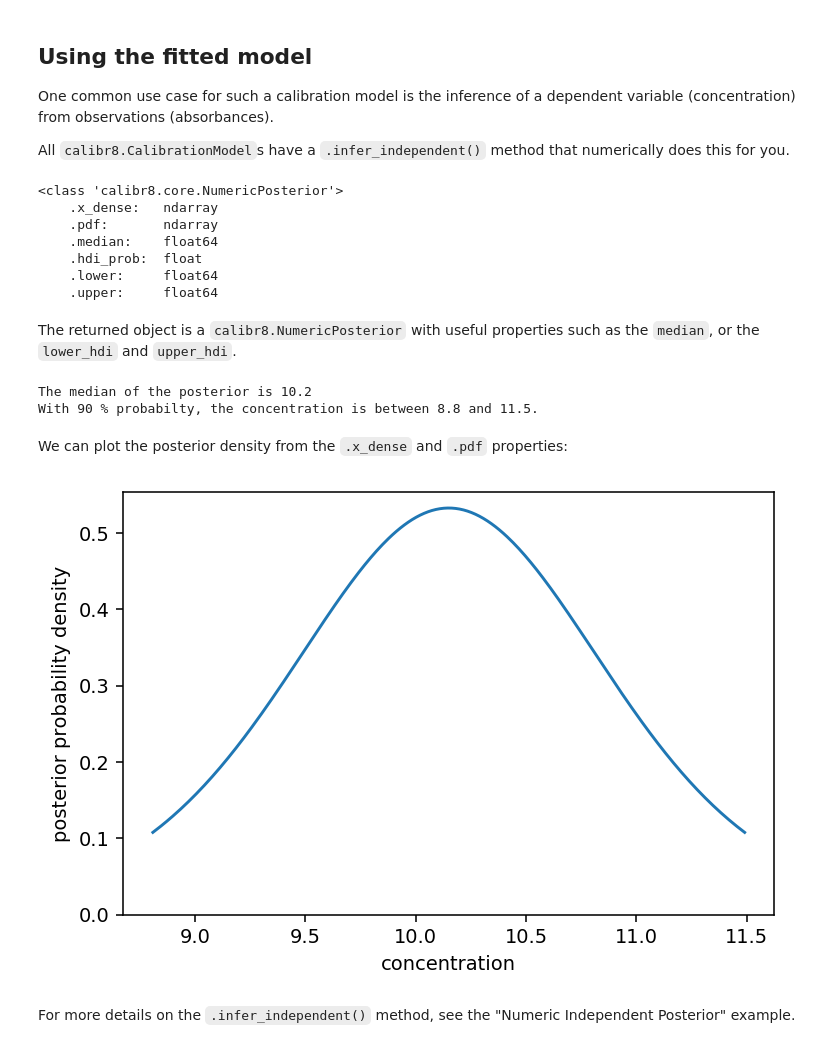
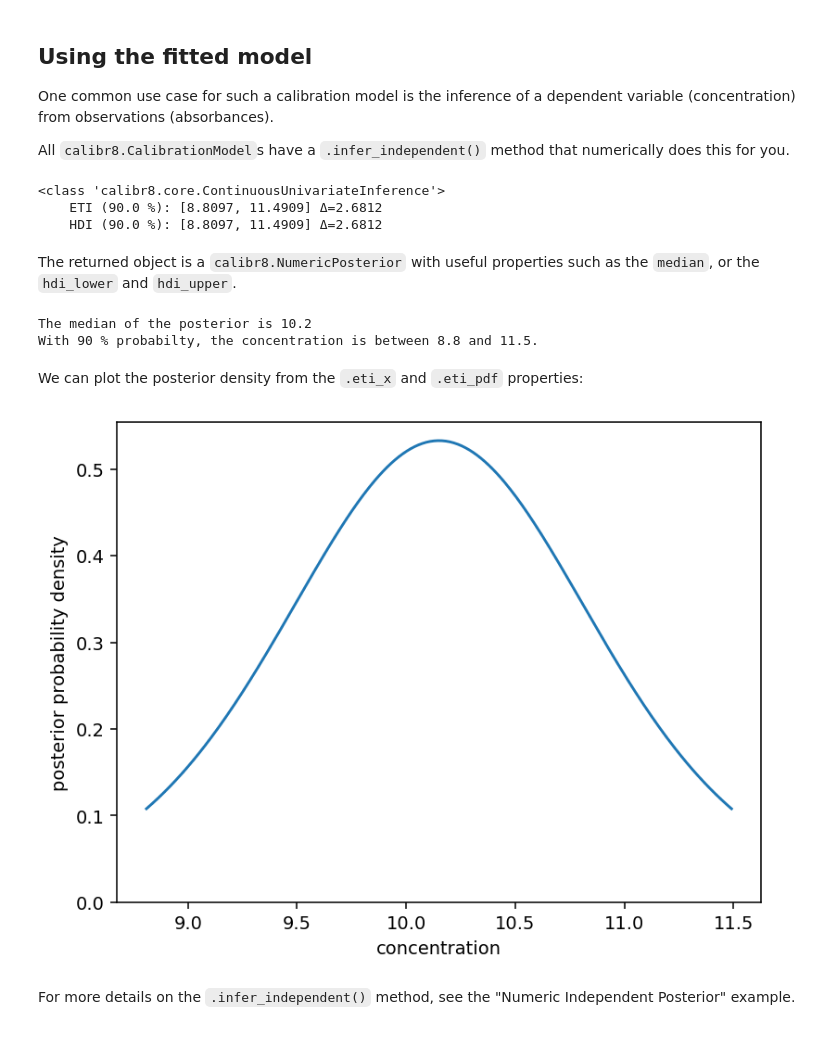
Before and after one commit to JuBiotech/calibr8, a Jupyter notebook: notebooks/Example_Fitting_a_Linear_Model.ipynb, the cells around one changed output. Saved outputs shown, nothing was run; the diff lists cells and outputs as text; code cells hidden in the pictures.

```diff
--- a/notebooks/Example_Fitting_a_Linear_Model.ipynb
+++ b/notebooks/Example_Fitting_a_Linear_Model.ipynb
@@ -85,21 +105,15 @@ result = model.infer_independent(
     # we must pass one or more observations, and a lower/upper bound of plausible concentration
     y=[5.9, 6.0],
     lower=0, upper=30,
-    # optionally, we can specify how much of the probabily (here 90 %) shall
-    # be included in the returned interval.
-    hdi_prob=0.9,
+    ci_prob=0.9,
 )
 print(result)
 # %% [output]
-<class 'calibr8.core.NumericPosterior'>
-    .x_dense:   ndarray
-    .pdf:       ndarray
-    .median:    float64
-    .hdi_prob:  float
-    .lower:     float64
-    .upper:     float64
+<class 'calibr8.core.ContinuousUnivariateInference'>
+    ETI (90.0 %): [8.8097, 11.4909] Δ=2.6812
+    HDI (90.0 %): [8.8097, 11.4909] Δ=2.6812
 # %% [markdown]
-The returned object is a `calibr8.NumericPosterior` with useful properties such as the `median`, or the `lower_hdi` and `upper_hdi`.
+The returned object is a `calibr8.NumericPosterior` with useful properties such as the `median`, or the `hdi_lower` and `hdi_upper`.
 # %%
 print(f"The median of the posterior is {result.median:.1f}")
 print(
@@ -110,19 +124,19 @@ print(
 The median of the posterior is 10.2
 With 90 % probabilty, the concentration is between 8.8 and 11.5.
 # %% [markdown]
-We can plot the posterior density from the `.x_dense` and `.pdf` properties:
+We can plot the posterior density from the `.eti_x` and `.eti_pdf` properties:
 # %%
 fig, ax = pyplot.subplots(dpi=140)
 ax.plot(
-    result.x_dense,
-    result.pdf,
+    result.eti_x,
+    result.eti_pdf,
 )
 ax.set_ylim(0)
 ax.set_ylabel("posterior probability density")
 ax.set_xlabel("concentration")
 pyplot.show()
 # %% [output]
-[figure, old version]
+[figure, new version]
 # %% [markdown]
 For more details on the `.infer_independent()` method, see the "Numeric Independent Posterior" example.
 # %%
```
Also changed, not shown: parts of 7 cells of this notebook, 4 other files.
